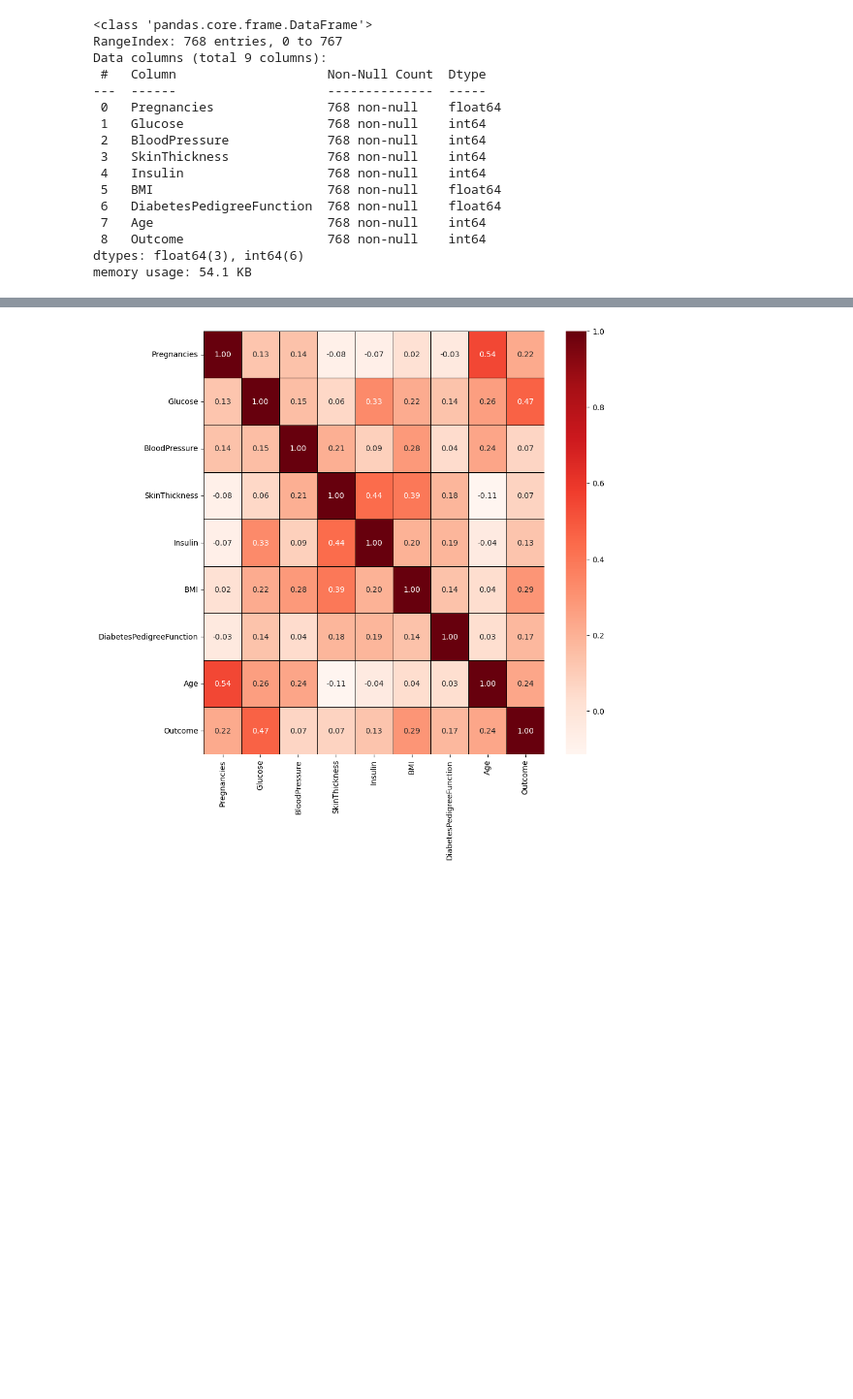
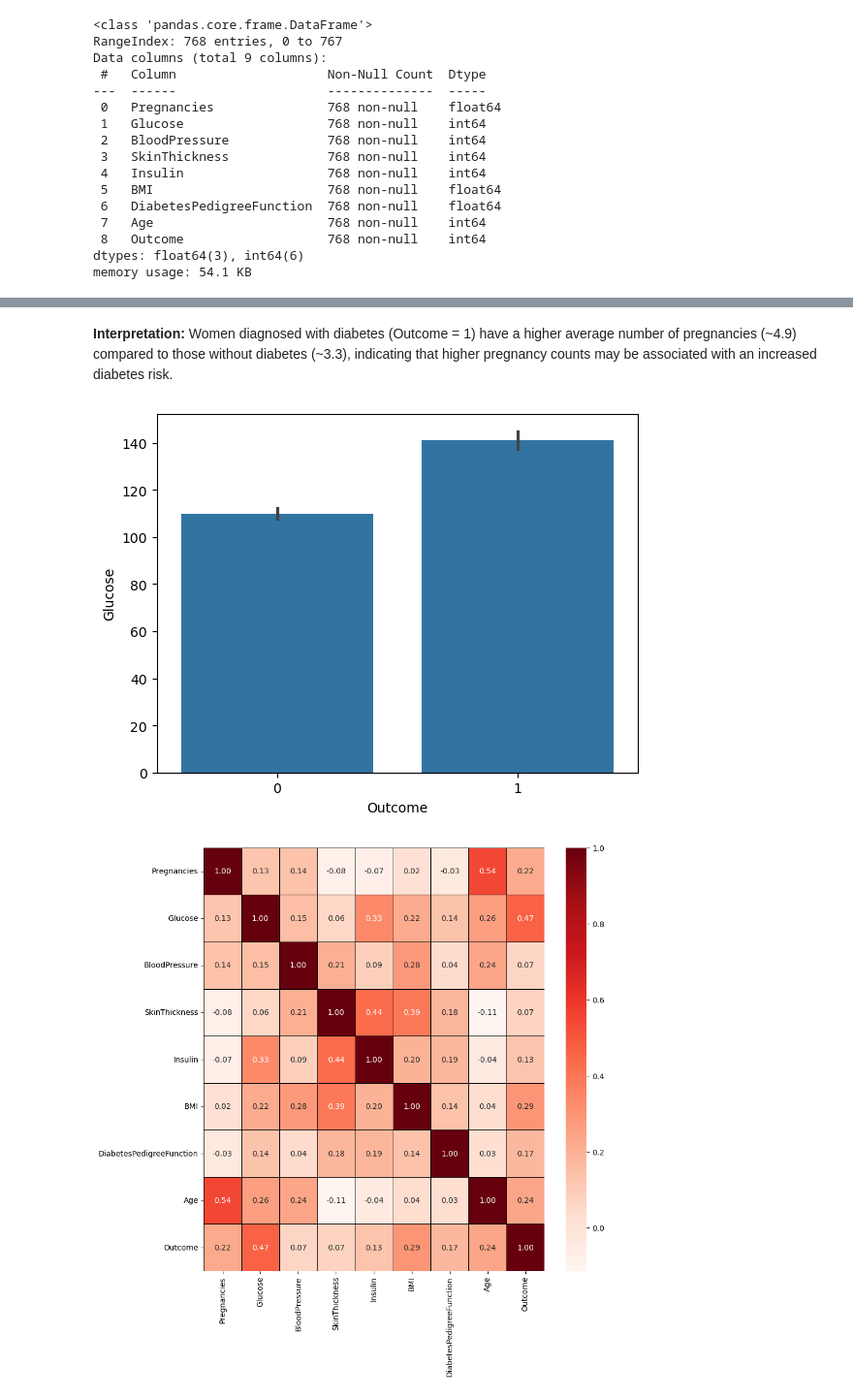
Before and after one commit to hussein20247m/Diabetes-Prediction-ML_17_oct, a Jupyter notebook: model.ipynb, the cells around one changed output, grey strips where cells are left out. Shown at 97% size. Drawn from its saved outputs; the diff is of its cells as text; code cells hidden in the pictures; blank space fills up the shorter version.

```diff
--- a/model.ipynb
+++ b/model.ipynb
@@ -47,3 +103,10 @@ memory usage: 54.1 KB
+# %% [markdown]
+**Interpretation:** Women diagnosed with diabetes (Outcome = 1) have a higher average number of pregnancies (~4.9) compared to those without diabetes (~3.3), indicating that higher pregnancy counts may be associated with an increased diabetes risk.
+# %%
+sns.barplot(x= df['Outcome'] , y = df['Glucose'] ,data=df)
+plt.show()
+# %% [output]
+[figure, added]
 # %%
 f , ax = plt.subplots(figsize = (10 , 10))
 sns.heatmap(df.corr() , annot=True , linewidths=0.5 ,linecolor='black' , cmap='Reds' ,
```
Also changed, not shown: parts of 10 cells of this notebook.
